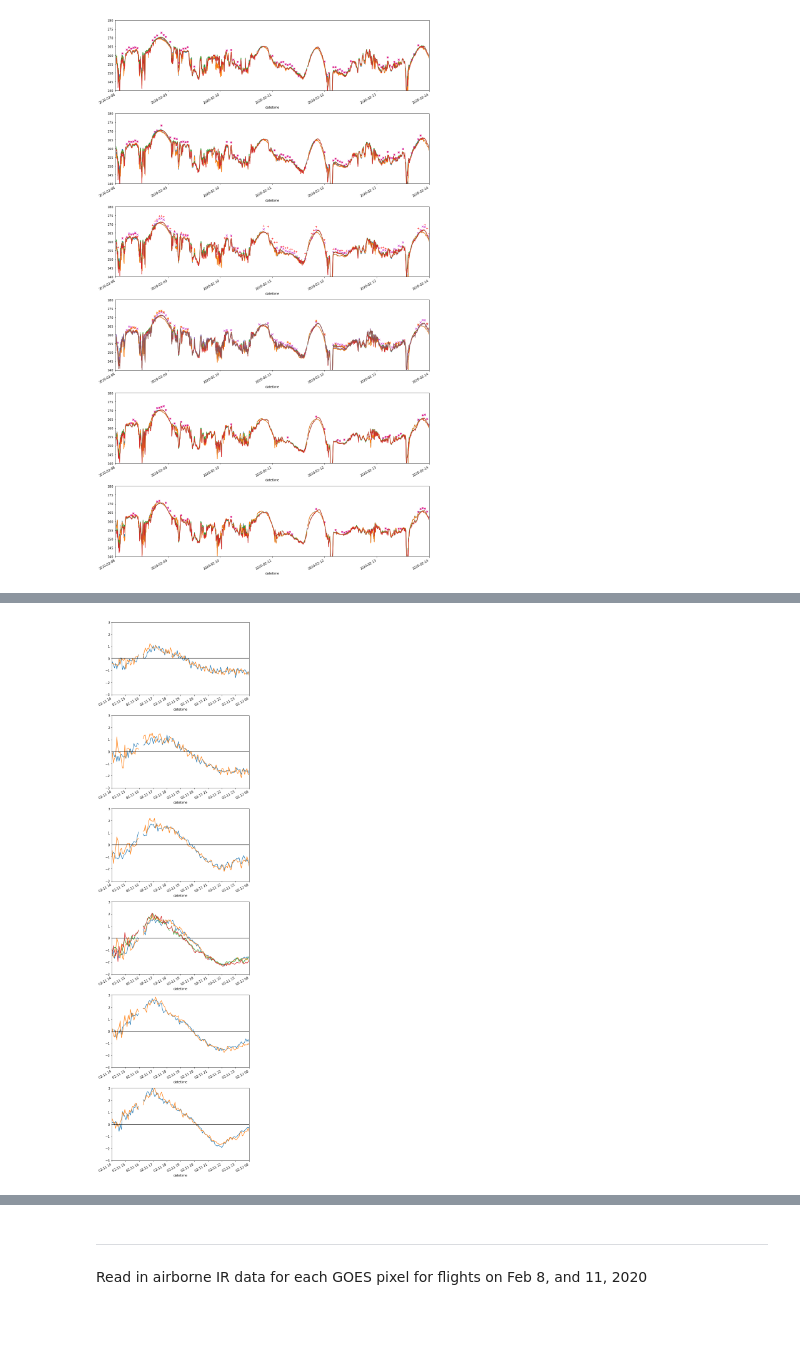
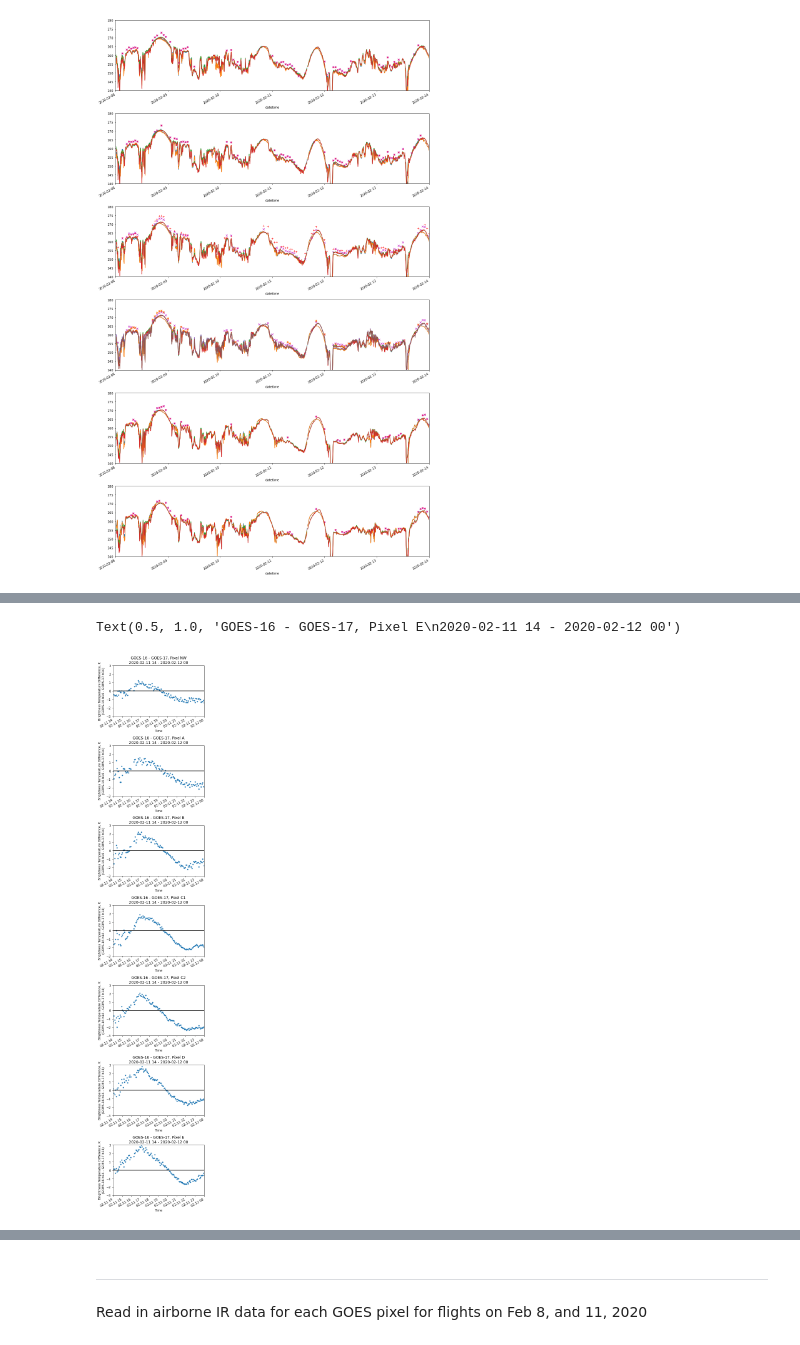
Before and after one commit to spestana/snowex2020, a Jupyter notebook: abi_timeseries.ipynb, the cells around one changed output, grey strips where cells are left out. Cells and saved outputs as stored; diff of their text form; code cells hidden in the pictures.

Commit message:
Update goes vs goes and goes vs airborne plots

```diff
--- a/abi_timeseries.ipynb
+++ b/abi_timeseries.ipynb
@@ -282,59 +669,73 @@ Text(0.5, 1.0, 'Pixel E')
 # %%
 # plot timeseries for one pixel
-fig, axs = plt.subplots(nrows=6, ncols= 1, figsize=(7,25), tight_layout=True)
+fig, axs = plt.subplots(nrows=7, ncols= 1, figsize=(5,25), tight_layout=True)
 
-[axNW, axA, axB, axC, axD, axE] = axs.ravel()
+[axNW, axA, axB, axC1, axC2, axD, axE] = axs.ravel()
 
 ### Pixel NW
 
 # GOES-16 - GOES-17
 #(pixelNW_g16_lst.LST -        pixelNW_g17_lst.LST).plot(marker = '+', linestyle='none', color='r', ax=axNW)
-(pixelNW_g16_rad.b13_tb_2km - pixelNW_g17_rad.b13_tb_2km).plot(ax=axNW)
-(pixelNW_g16_rad.b14_tb_2km - pixelNW_g17_rad.b14_tb_2km).plot(ax=axNW)
+#(pixelNW_g16_rad.b13_tb_2km - pixelNW_g17_rad.b13_tb_2km).plot(ax=axNW)
+(pixelNW_g16_rad.b14_tb_2km - pixelNW_g17_rad.b14_tb_2km).plot(marker = '.', linestyle='none', ax=axNW)
 
 ### Pixel A
 
 # GOES-16 - GOES-17
 #(pixelA_g16_lst.LST -        pixelA_g17_lst.LST).plot(marker = '+', linestyle='none', color='r', ax=axA)
-(pixelA_g16_rad.b13_tb_2km - pixelA_g17_rad.b13_tb_2km).plot(ax=axA)
-(pixelA_g16_rad.b14_tb_2km - pixelA_g17_rad.b14_tb_2km).plot(ax=axA)
+#(pixelA_g16_rad.b13_tb_2km - pixelA_g17_rad.b13_tb_2km).plot(ax=axA)
+(pixelA_g16_rad.b14_tb_2km - pixelA_g17_rad.b14_tb_2km).plot(marker = '.', linestyle='none', ax=axA)
 
 ### Pixel B
 
 # GOES-16 - GOES-17
 #(pixelB_g16_lst.LST -        pixelB_g17_lst.LST).plot(marker = '+', linestyle='none', color='r', ax=axB)
-(pixelB_g16_rad.b13_tb_2km - pixelB_g17_rad.b13_tb_2km).plot(ax=axB)
-(pixelB_g16_rad.b14_tb_2km - pixelB_g17_rad.b14_tb_2km).plot(ax=axB)
+#(pixelB_g16_rad.b13_tb_2km - pixelB_g17_rad.b13_tb_2km).plot(ax=axB)
+(pixelB_g16_rad.b14_tb_2km - pixelB_g17_rad.b14_tb_2km).plot(marker = '.', linestyle='none', ax=axB)
 
 ### Pixel C
 
 # GOES-16 - GOES-17 C1
 #(pixelC_g16_lst.LST -        pixelC1_g17_lst.LST).plot(marker = '+', linestyle='none', color='r', ax=axC)
-(pixelC_g16_rad.b13_tb_2km - pixelC1_g17_rad.b13_tb_2km).plot(ax=axC)
-(pixelC_g16_rad.b14_tb_2km - pixelC1_g17_rad.b14_tb_2km).plot(ax=axC)
+#(pixelC_g16_rad.b13_tb_2km - pixelC1_g17_rad.b13_tb_2km).plot(ax=axC)
+(pixelC_g16_rad.b14_tb_2km - pixelC1_g17_rad.b14_tb_2km).plot(marker = '.', linestyle='none', ax=axC1)
 # GOES-16 - GOES-17 C2
 #(pixelC_g16_lst.LST -        pixelC2_g17_lst.LST).plot(marker = '+', linestyle='none', color='r', ax=axC)
-(pixelC_g16_rad.b13_tb_2km - pixelC2_g17_rad.b13_tb_2km).plot(ax=axC)
-(pixelC_g16_rad.b14_tb_2km - pixelC2_g17_rad.b14_tb_2km).plot(ax=axC)
+#(pixelC_g16_rad.b13_tb_2km - pixelC2_g17_rad.b13_tb_2km).plot(ax=axC)
+(pixelC_g16_rad.b14_tb_2km - pixelC2_g17_rad.b14_tb_2km).plot(marker = '.', linestyle='none', ax=axC2)
 
 ### Pixel D
 
 # GOES-16 - GOES-17
 #(pixelD_g16_lst.LST -        pixelD_g17_lst.LST).plot(marker = '+', linestyle='none', color='r', ax=axD)
-(pixelD_g16_rad.b13_tb_2km - pixelD_g17_rad.b13_tb_2km).plot(ax=axD)
-(pixelD_g16_rad.b14_tb_2km - pixelD_g17_rad.b14_tb_2km).plot(ax=axD)
+#(pixelD_g16_rad.b13_tb_2km - pixelD_g17_rad.b13_tb_2km).plot(ax=axD)
+(pixelD_g16_rad.b14_tb_2km - pixelD_g17_rad.b14_tb_2km).plot(marker = '.', linestyle='none', ax=axD)
 
 ### Pixel E
 
 # GOES-16 - GOES-17
 #(pixelE_g16_lst.LST -        pixelE_g17_lst.LST).plot(marker = '+', linestyle='none', color='r', ax=axE)
-(pixelE_g16_rad.b13_tb_2km - pixelE_g17_rad.b13_tb_2km).plot(ax=axE)
-(pixelE_g16_rad.b14_tb_2km - pixelE_g17_rad.b14_tb_2km).plot(ax=axE)
+#(pixelE_g16_rad.b13_tb_2km - pixelE_g17_rad.b13_tb_2km).plot(ax=axE)
+(pixelE_g16_rad.b14_tb_2km - pixelE_g17_rad.b14_tb_2km).plot(marker = '.', linestyle='none', ax=axE)
+
+starttime, endtime = '2020-02-11 14', '2020-02-12 00'
 
 # formatting
 for this_ax in axs.ravel():
     this_ax.axhline(0, c='k')
-    this_ax.set_xlim(pd.Timestamp('2020-02-11 14'), pd.Timestamp('2020-02-12'))
+    this_ax.set_xlim(pd.Timestamp(starttime), pd.Timestamp(endtime))
     this_ax.set_ylim(-3,3)
+    this_ax.set_ylabel('Brightness Temperature Difference, K\n(GOES-16 b14 - GOES-17 b14)')
+    this_ax.set_xlabel('Time')
+
+
+axNW.set_title(f'GOES-16 - GOES-17, Pixel NW\n{starttime} - {endtime}')
+axA.set_title(f'GOES-16 - GOES-17, Pixel A\n{starttime} - {endtime}')
+axB.set_title(f'GOES-16 - GOES-17, Pixel B\n{starttime} - {endtime}')
+axC1.set_title(f'GOES-16 - GOES-17, Pixel C1\n{starttime} - {endtime}')
+axC2.set_title(f'GOES-16 - GOES-17, Pixel C2\n{starttime} - {endtime}')
+axD.set_title(f'GOES-16 - GOES-17, Pixel D\n{starttime} - {endtime}')
+axE.set_title(f'GOES-16 - GOES-17, Pixel E\n{starttime} - {endtime}')
 # %% [output]
+Text(0.5, 1.0, 'GOES-16 - GOES-17, Pixel E\n2020-02-11 14 - 2020-02-12 00')
-[figure, old version]
+[figure, new version]
```
Also changed, not shown: parts of 29 cells of this notebook.
